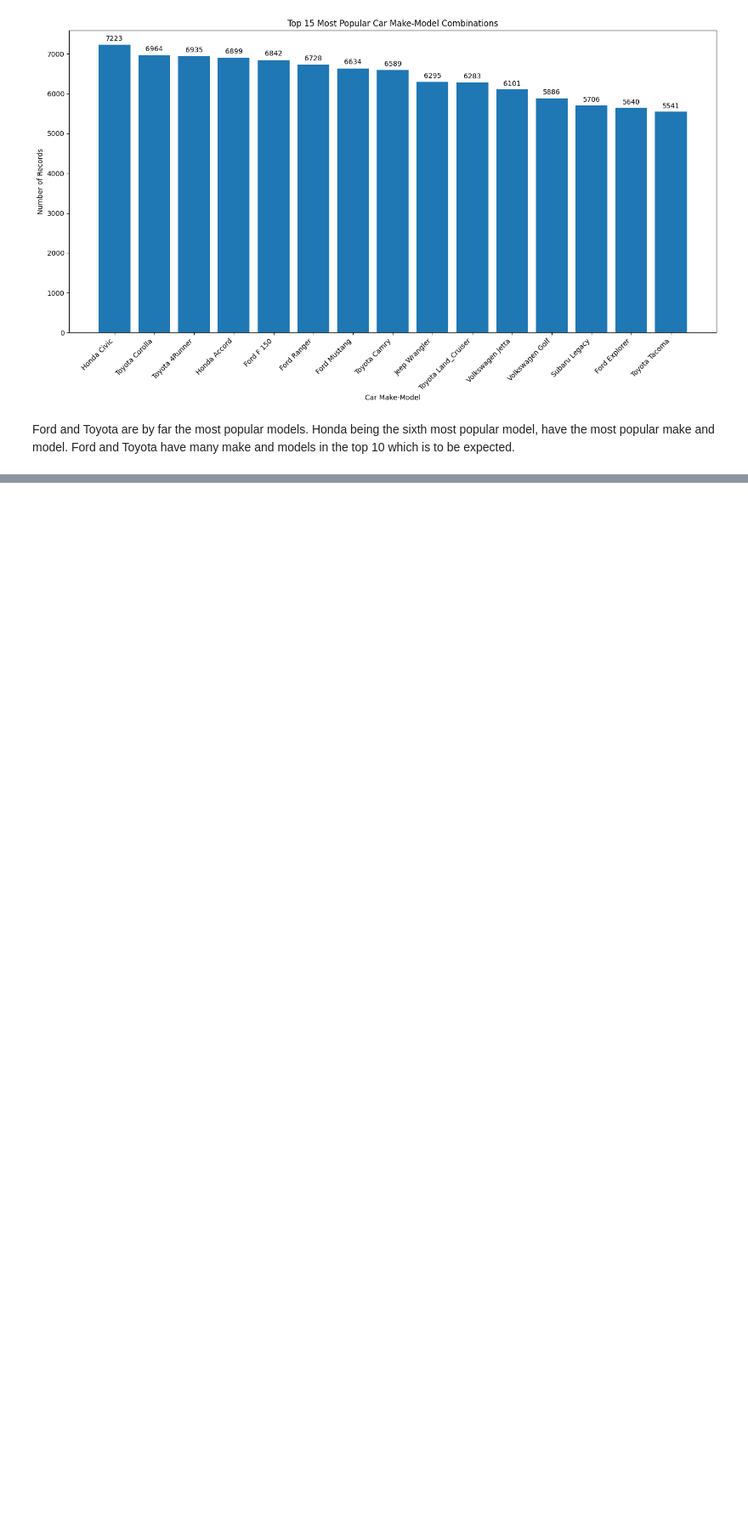
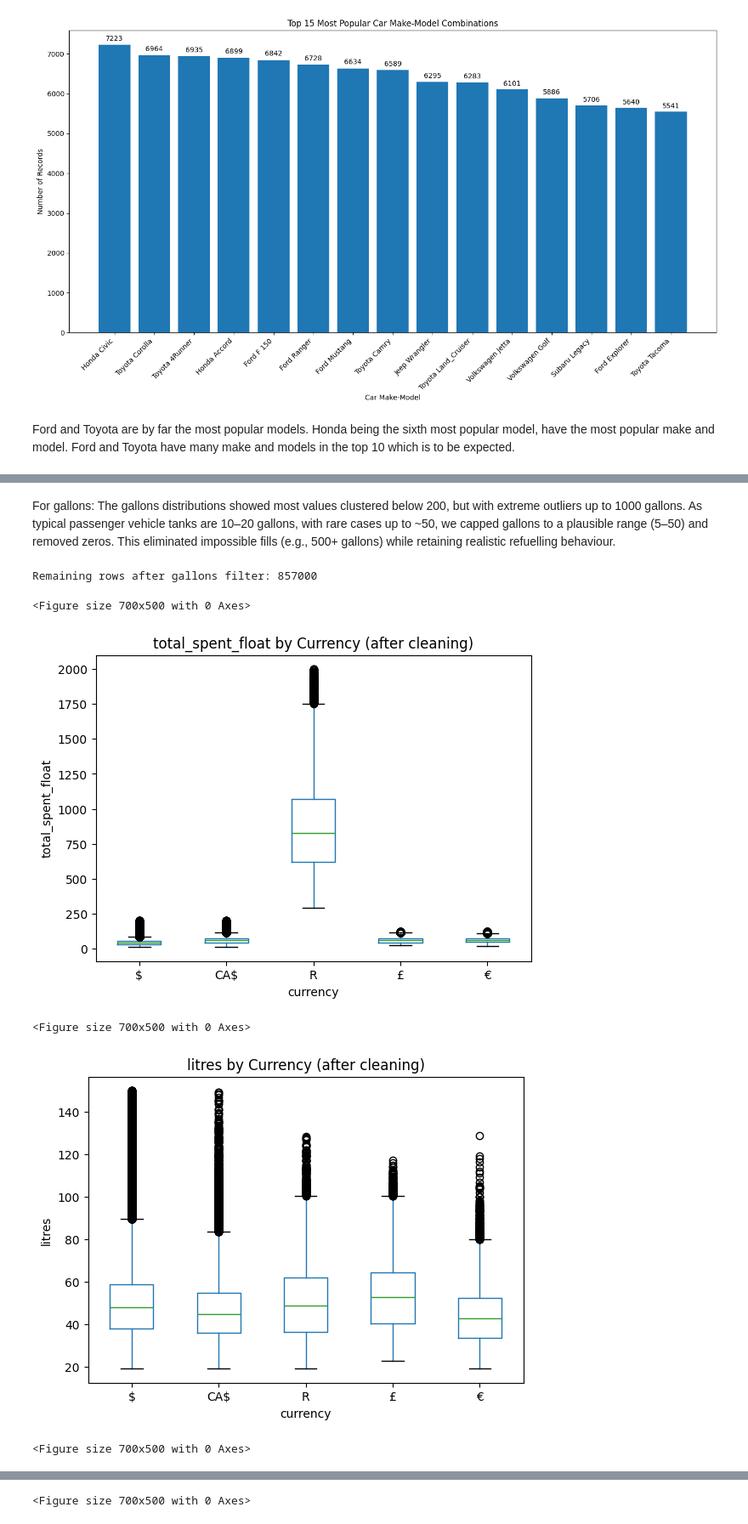
Before and after one commit to Ruaan1/DVE-Assignment, a Jupyter notebook: Notebook/Assignment1.ipynb, the cells around one changed output, grey strips where cells are left out. Shown: that part at 85% size. Saved outputs shown, nothing was run; the diff lists cells and outputs as text; code cells hidden in the pictures; blank space fills up the shorter version.

```diff
--- a/Notebook/Assignment1.ipynb
+++ b/Notebook/Assignment1.ipynb
@@ -610,0 +676,2 @@ Question 4
+# %%
+df = df[(df["litres"]>=5) & (df["litres"]<=150)]
@@ -610,0 +682,48 @@ Question 4
+# %%
+df['cost_per_litre'] = df['total_spent_float'] / df['litres']
+
+# replaces all zeroes and neagtive values or low values with NaN
+df.loc[~np.isfinite(df['cost_per_litre']), 'cost_per_litre'] = np.nan
+df.loc[df['cost_per_litre'] <= 0, 'cost_per_litre'] = np.nan
+df.loc[df['litres'] < 1, 'cost_per_litre'] = np.nan
+
+overall_litres = {
+    '$':  (0.3, 2.5),
+    'CA$':(0.4, 2.5),
+    '€':  (0.8, 2.8),
+    '£':  (1.0, 3.0),
+    'R':  (15,  40),
+}
+
+def litre_outlier(x):
+    cur = x['currency'].iat[0]
+    if cur in overall_litres:
+        low, high = overall_litres[cur]
+        return x[x['cost_per_litre'].between(low, high) | x['cost_per_litre'].isna()]
+    return x
+
+df = df.groupby('currency', group_keys=False).apply(litre_outlier)
+# %% [markdown]
+For gallons: The gallons distributions showed most values clustered below 200, but with extreme outliers up to 1000 gallons. As typical passenger vehicle tanks are 10–20 gallons, with rare cases up to ~50, we capped gallons to a plausible range (5–50) and removed zeros. This eliminated impossible fills (e.g., 500+ gallons) while retaining realistic refuelling behaviour.
+# %%
+df = df[df['gallons'] > 0]
+df = df[(df["gallons"]>=5) & (df["gallons"]<=150)]
+print("Remaining rows after gallons filter:", len(df))
+# %% [output]
+Remaining rows after gallons filter: 857000
+# %%
+forced_top5 = ["$", "R", "CA$", "£", "€"]
+
+for col in ["total_spent_float", "litres", "gallons", "cost_per_litre"]:
+    plt.figure(figsize=(7,5))  # wider than 4x4, easier to read
+    df[df['currency'].isin(forced_top5)].boxplot(column=col, by='currency', grid=False)
+    plt.title(f"{col} by Currency (after cleaning)")
+    plt.suptitle("")
+    plt.ylabel(col)
+    plt.show()
+# %% [output]
+<Figure size 700x500 with 0 Axes>
+[figure, added]
+<Figure size 700x500 with 0 Axes>
+[figure, added]
+<Figure size 700x500 with 0 Axes>
@@ -610,0 +731 @@ Question 4
+<Figure size 700x500 with 0 Axes>
```
Also changed, not shown: parts of 18 cells of this notebook.
